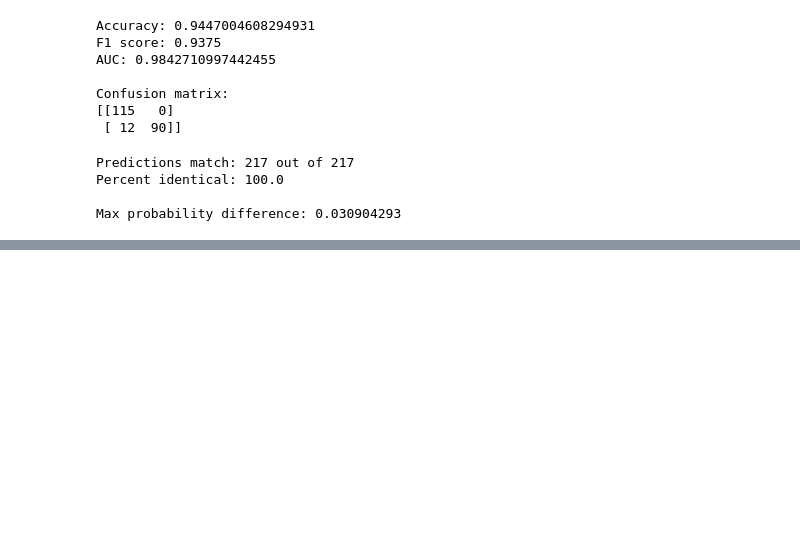
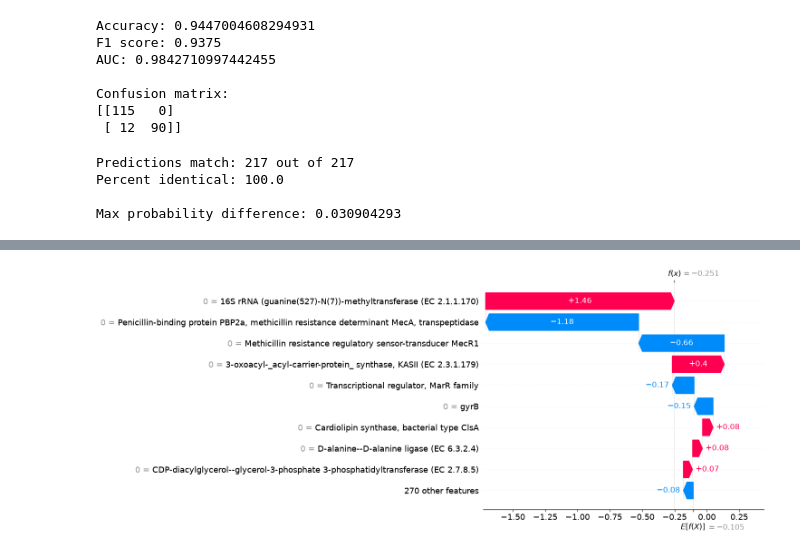
Before and after one commit to maximilienT/AntibioticResistancePredictor, a Jupyter notebook: AnitioticResistancePredictor.ipynb, the cells around one changed output, grey strips where cells are left out. Cells and saved outputs as stored; diff of their text form; code cells hidden in the pictures; blank space fills up the shorter version.

```diff
--- a/AnitioticResistancePredictor.ipynb
+++ b/AnitioticResistancePredictor.ipynb
@@ -512,0 +544,12 @@ Both logistic regression and XGBoost converged on identical classifications, dif
+# %%
+y_test.iloc[[0]]
+miss_match_list = []
+
+for i in range(0,len(y_test)):
+    if y_test.iloc[i] != y_pred_xg[i]:
+        row_dict = {'Genome ID': y_test.index[i], 'Resistant Phenotype': y_test.iloc[i], 'y_pred': y_pred_xg[i]}
+        miss_match_list.append(row_dict)
+
+fn_df = pd.DataFrame(miss_match_list)
+print("Number of misclassified genomes:", len(fn_df))
+print(fn_df)
@@ -512,0 +573,10 @@ Both logistic regression and XGBoost converged on identical classifications, dif
+# %%
+# Pick one misclassified genome ID
+target_genome = fn_df['Genome ID'].iloc[0]
+
+# Find its position in X_test
+idx = X_test.index.get_loc(target_genome)
+
+shap.plots.waterfall(shap_values[idx])
+# %% [output]
+[figure, added]
```
Also changed, not shown: parts of 8 cells of this notebook.
